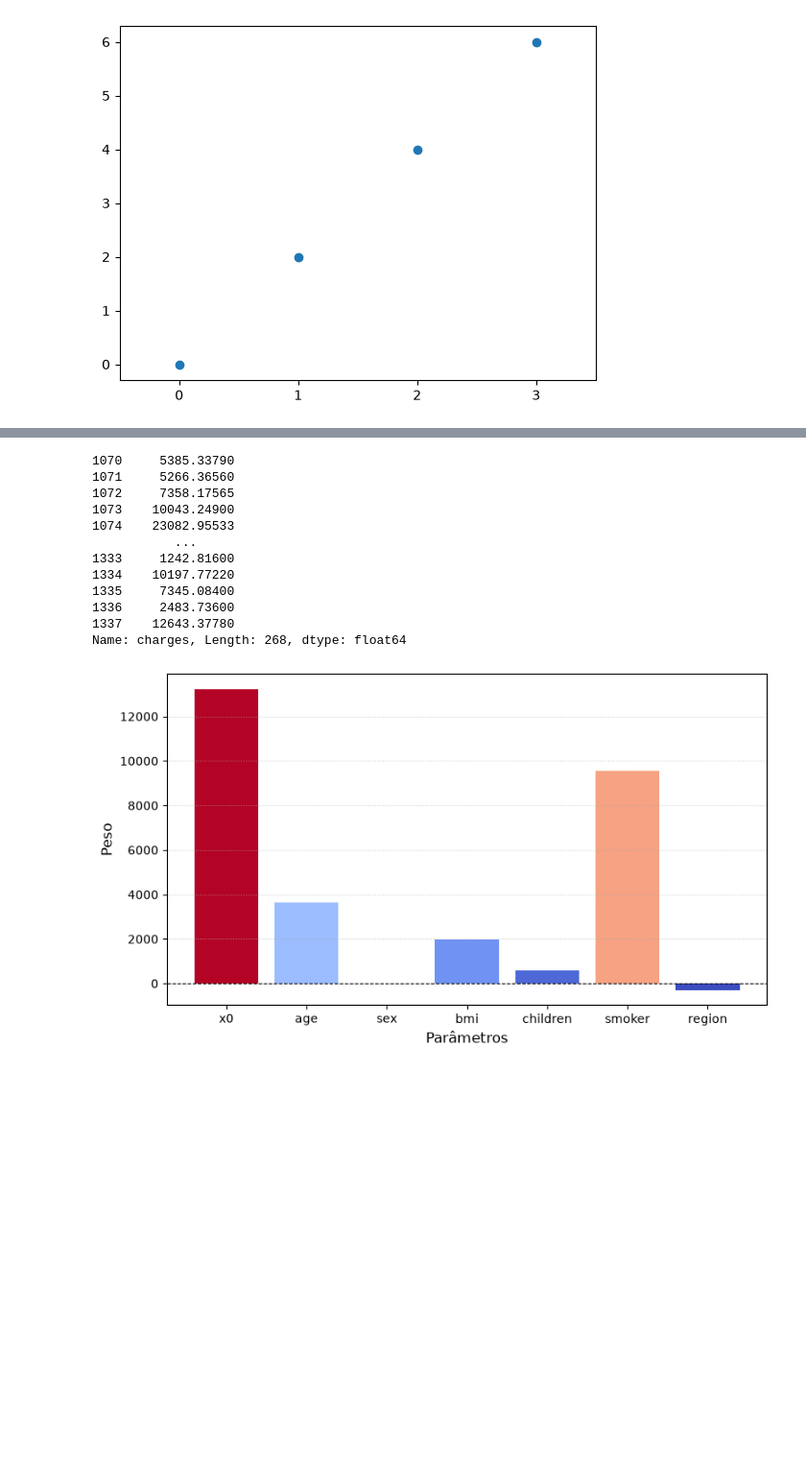
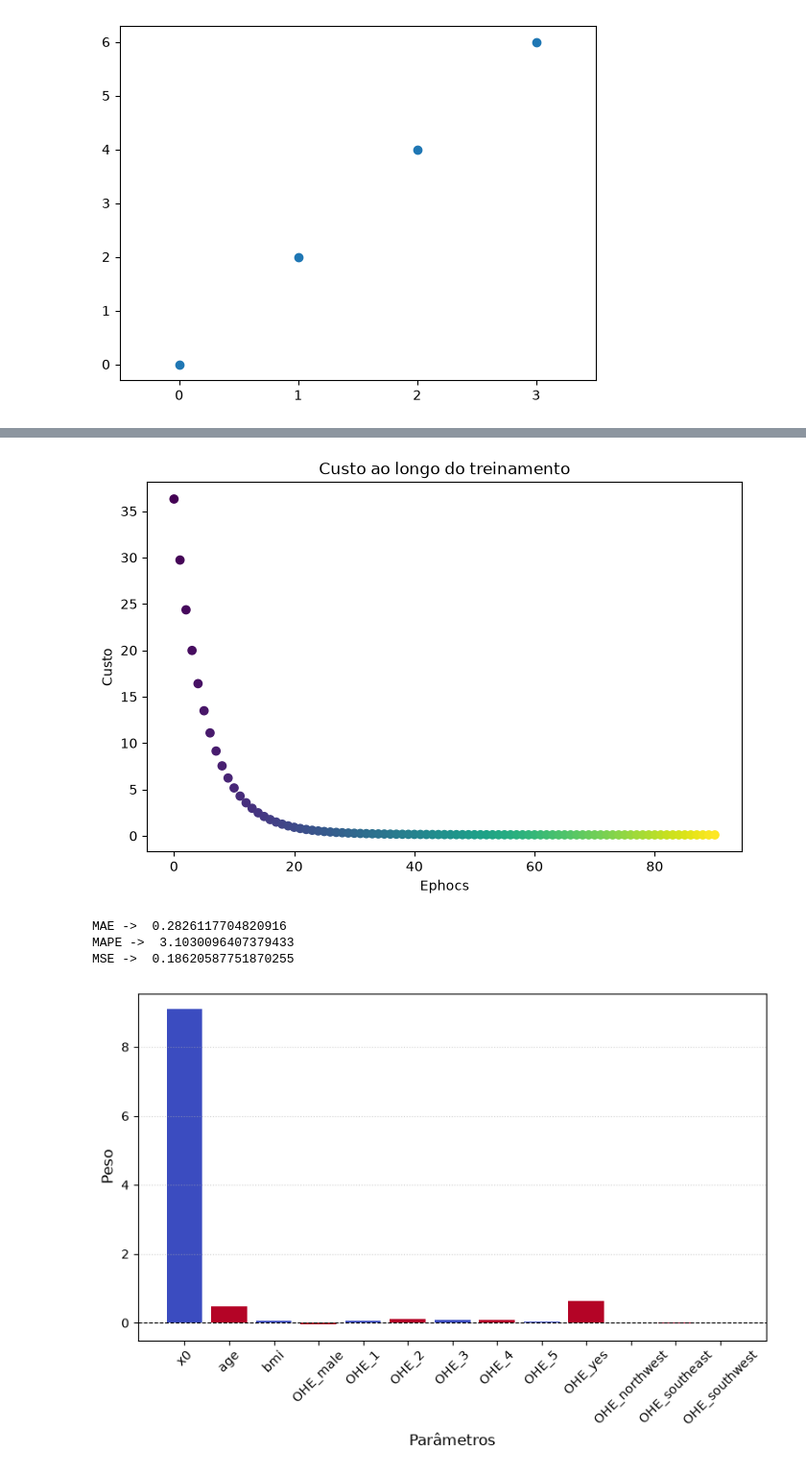
Before and after one commit to expeditow/machine-learning-study, a Jupyter notebook: regres-linear-grad.ipynb, the cells around one changed output, grey strips where cells are left out. Shown at 96% size. Saved outputs shown, nothing was run; the diff lists cells and outputs as text; code cells hidden in the pictures; blank space fills up the shorter version.

```diff
--- a/regres-linear-grad.ipynb
+++ b/regres-linear-grad.ipynb
@@ -514,12 +458,0 @@ X_train, y_train, X_teste, y_teste = treinamento.train_test_validation_split(ent
-# %%
-trainer = RTrainer(
-    a = a,
-    ephocs=100000,
-    logger=True,
-    media_entrada_treinamento=treinamento.media_entrada_treinamento,
-    desvio_entrada_treinamento=treinamento.desvio_entrada_treinamento,
-    media_previsao_treinamento=treinamento.media_previsao_treinamento,
-    desvio_previsao_treinamento=treinamento.desvio_previsao_treinamento
-)
-# %%
-vetores_peso = trainer.fit(X_train, y_train)
@@ -543,38 +459,8 @@ Length: 268, dtype: float64
-# %%
-print(y_teste)
-# %% [output]
-1070     5385.33790
-1071     5266.36560
-1072     7358.17565
-1073    10043.24900
-1074    23082.95533
-           ...
-1333     1242.81600
-1334    10197.77220
-1335     7345.08400
-1336     2483.73600
-1337    12643.37780
-Name: charges, Length: 268, dtype: float64
-# %%
-fig, ax = plt.subplots(figsize=(9, 5))
-
-colunas = ['x0']
-
-for x in df.columns:
-    if x != 'charges':
-        colunas.append(x)
-
-
-norm = mcolors.Normalize(vmin=trainer.parametros.min(), vmax=trainer.parametros.max())
-colors = cm.coolwarm(norm(trainer.parametros))
-
-ax.bar(colunas, trainer.parametros, color=colors)
-ax.axhline(0, color='black', linewidth=0.8, linestyle='--')
-ax.grid(axis='y', linestyle=':', alpha=0.6)
-
-ax.set_xlabel('Parâmetros', fontsize=12)
-ax.set_ylabel('Peso', fontsize=12)
-
-plt.show()
-# %% [output]
-[figure, removed]
+# %%
+categorical_columns = ['sex','children', 'smoker', 'region']
+df_encoded = pd.get_dummies(data = df, prefix = 'OHE', prefix_sep='_',
+               columns = categorical_columns,
+               drop_first =True,
+              dtype='int8')
+
+df_encoded['charges'] = np.log(df_encoded['charges'])
@@ -580,0 +530,8 @@ plt.show()
+# %%
+pipeline(entrada=df_encoded, output="charges", normalizar=True, ephocs_treinamento=100000, ephocs_taxa_aprendizado=1000)
+# %% [output]
+[figure, added]
+MAE ->  0.2826117704820916
+MAPE ->  3.1030096407379433
+MSE ->  0.18620587751870255
+[figure, added]
```
Also changed, not shown: parts of 21 cells of this notebook.
